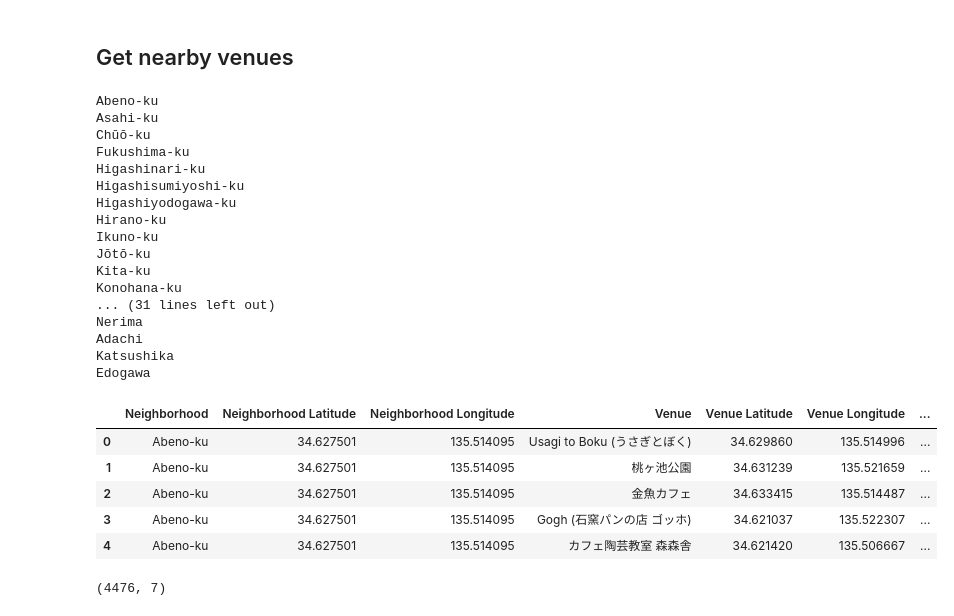
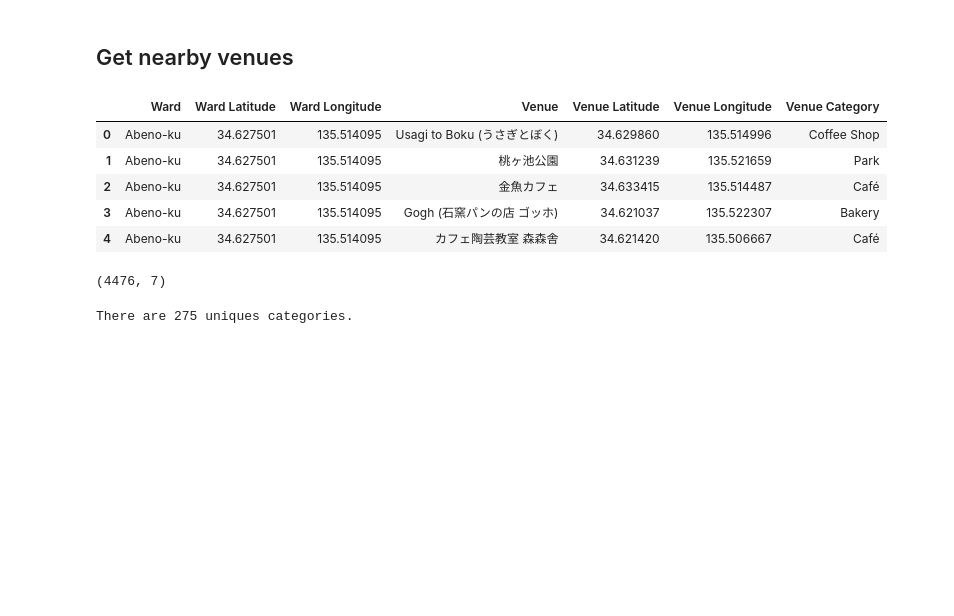
Before and after one commit to dsychin/Coursera_Capstone, a Jupyter notebook: Tokyo_vs_Osaka.ipynb, the cells around one changed output. Saved outputs shown, nothing was run; the diff lists cells and outputs as text; code cells hidden in the pictures; blank space fills up the shorter version.

Commit message:
find top venues

```diff
--- a/Tokyo_vs_Osaka.ipynb
+++ b/Tokyo_vs_Osaka.ipynb
@@ -263,11 +263,8 @@ import requests
 LIMIT = 100
 
 def getNearbyVenues(cities, names, latitudes, longitudes):
-
     venues_list=[]
     for city, name, lat, lng in zip(cities, names, latitudes, longitudes):
-        print(name)
-
         if city == 'Tokyo':
             radius = radius_tokyo
         elif city == 'Osaka':
@@ -280,60 +277,47 @@ def getNearbyVenues(cities, names, latitudes, longitudes):
             VERSION,
             lat,
             lng,
             radius,
             LIMIT)
 
         # make the GET request
         results = requests.get(url).json()["response"]['groups'][0]['items']
 
         # return only relevant information for each nearby venue
         venues_list.append([(
             name,
             lat,
             lng,
             v['venue']['name'],
             v['venue']['location']['lat'],
             v['venue']['location']['lng'],
             v['venue']['categories'][0]['name']) for v in results])
 
     nearby_venues = pd.DataFrame([item for venue_list in venues_list for item in venue_list])
-    nearby_venues.columns = ['Neighborhood',
-                  'Neighborhood Latitude',
-                  'Neighborhood Longitude',
+    nearby_venues.columns = ['Ward',
+                  'Ward Latitude',
+                  'Ward Longitude',
                   'Venue',
                   'Venue Latitude',
                   'Venue Longitude',
                   'Venue Category']
 
     return(nearby_venues)
 
 venues = getNearbyVenues(df['City'], df['Ward'], df['Latitude'], df['Longitude'])
 venues.head()
 # %% [output]
-Abeno-ku
-Asahi-ku
-Chūō-ku
-Fukushima-ku
-Higashinari-ku
-Higashisumiyoshi-ku
-Higashiyodogawa-ku
-Hirano-ku
-Ikuno-ku
-Jōtō-ku
-Kita-ku
-Konohana-ku
-... (31 lines left out)
-Nerima
-Adachi
-Katsushika
-Edogawa
-|  | Neighborhood | Neighborhood Latitude | Neighborhood Longitude | Venue | Venue Latitude | Venue Longitude | ... |
-| 0 | Abeno-ku | 34.627501 | 135.514095 | Usagi to Boku (うさぎとぼく) | 34.629860 | 135.514996 | ... |
-| 1 | Abeno-ku | 34.627501 | 135.514095 | 桃ヶ池公園 | 34.631239 | 135.521659 | ... |
-| 2 | Abeno-ku | 34.627501 | 135.514095 | 金魚カフェ | 34.633415 | 135.514487 | ... |
-| 3 | Abeno-ku | 34.627501 | 135.514095 | Gogh (石窯パンの店 ゴッホ) | 34.621037 | 135.522307 | ... |
-| 4 | Abeno-ku | 34.627501 | 135.514095 | カフェ陶芸教室 森森舎 | 34.621420 | 135.506667 | ... |
+|  | Ward | Ward Latitude | Ward Longitude | Venue | Venue Latitude | Venue Longitude | Venue Category |
+| 0 | Abeno-ku | 34.627501 | 135.514095 | Usagi to Boku (うさぎとぼく) | 34.629860 | 135.514996 | Coffee Shop |
+| 1 | Abeno-ku | 34.627501 | 135.514095 | 桃ヶ池公園 | 34.631239 | 135.521659 | Park |
+| 2 | Abeno-ku | 34.627501 | 135.514095 | 金魚カフェ | 34.633415 | 135.514487 | Café |
+| 3 | Abeno-ku | 34.627501 | 135.514095 | Gogh (石窯パンの店 ゴッホ) | 34.621037 | 135.522307 | Bakery |
+| 4 | Abeno-ku | 34.627501 | 135.514095 | カフェ陶芸教室 森森舎 | 34.621420 | 135.506667 | Café |
 # %%
 venues.shape
 # %% [output]
 (4476, 7)
+# %%
+print('There are {} uniques categories.'.format(len(venues['Venue Category'].unique())))
+# %% [output]
+There are 275 uniques categories.
```
Also changed, not shown: parts of 5 cells of this notebook.
